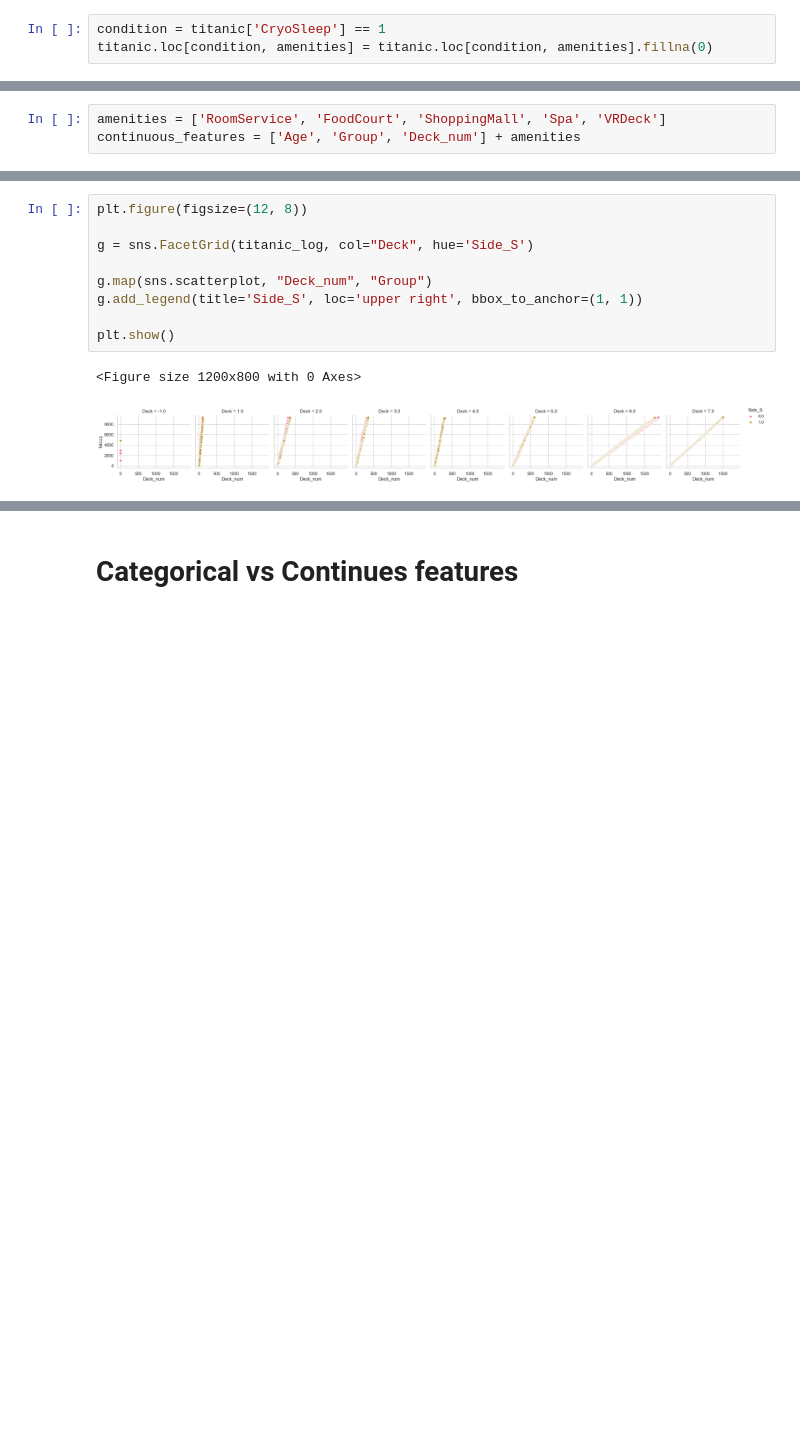
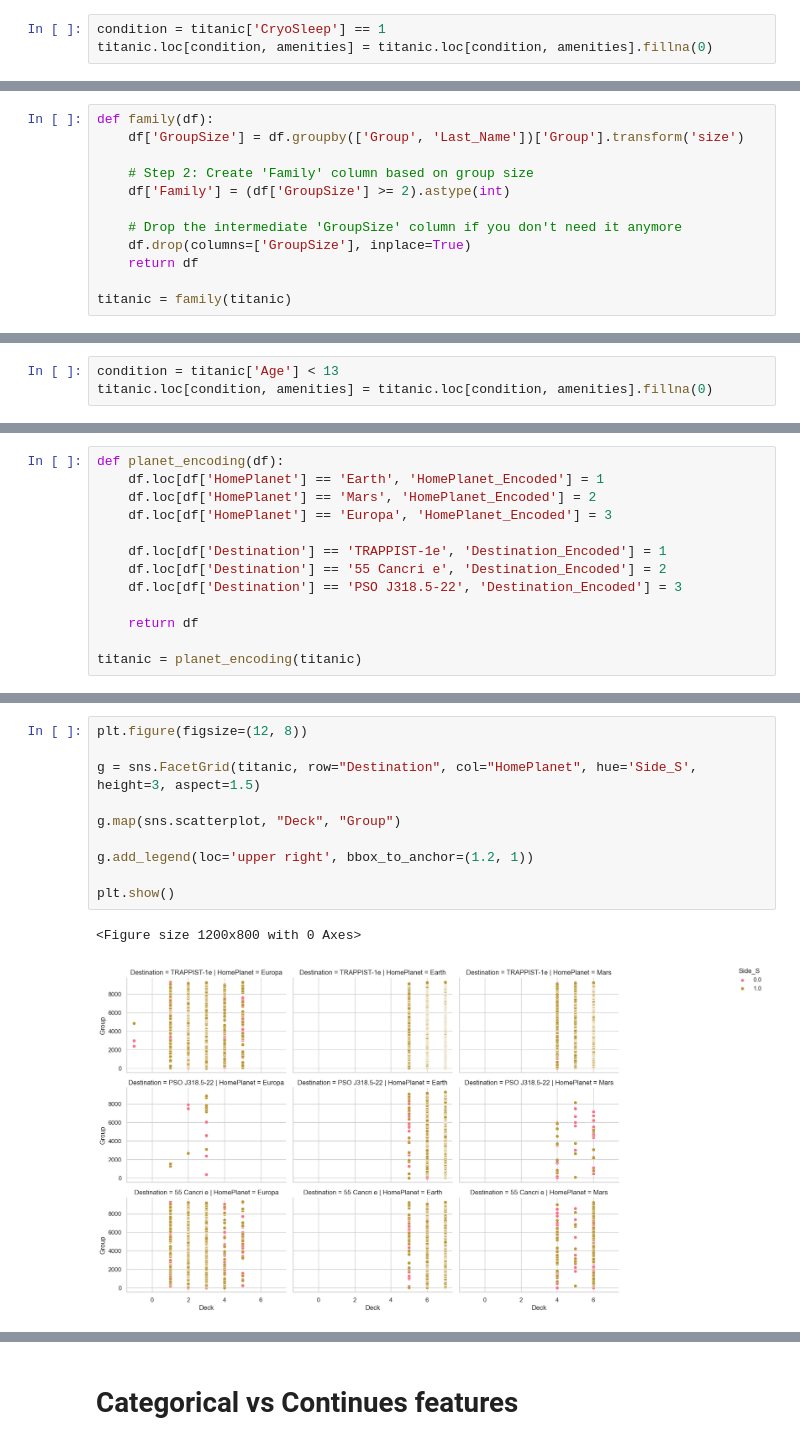
Before and after one commit to gkukse/Spaceship_Titanic, a Jupyter notebook: EDA.ipynb, the cells around one changed output, grey strips where cells are left out. Saved outputs shown, nothing was run; the diff lists cells and outputs as text; blank space fills up the shorter version.

```diff
--- a/EDA.ipynb
+++ b/EDA.ipynb
@@ -232,0 +206,12 @@ Dataset has 0 duplicates
+# %%
+def family(df):
+    df['GroupSize'] = df.groupby(['Group', 'Last_Name'])['Group'].transform('size')
+
+    # Step 2: Create 'Family' column based on group size
+    df['Family'] = (df['GroupSize'] >= 2).astype(int)
+
+    # Drop the intermediate 'GroupSize' column if you don't need it anymore
+    df.drop(columns=['GroupSize'], inplace=True)
+    return df
+
+titanic = family(titanic)
@@ -245,3 +232,0 @@ Continues features are made of:
-# %%
-amenities = ['RoomService', 'FoodCourt', 'ShoppingMall', 'Spa', 'VRDeck']
-continuous_features = ['Age', 'Group', 'Deck_num'] + amenities
@@ -277,0 +293,3 @@ help_tool.heatmap(titanic_log[continuous_features], 'Continues features', 'pears
+# %%
+condition = titanic['Age'] < 13
+titanic.loc[condition, amenities] = titanic.loc[condition, amenities].fillna(0)
@@ -277,0 +344,13 @@ help_tool.heatmap(titanic_log[continuous_features], 'Continues features', 'pears
+# %%
+def planet_encoding(df):
+    df.loc[df['HomePlanet'] == 'Earth', 'HomePlanet_Encoded'] = 1
+    df.loc[df['HomePlanet'] == 'Mars', 'HomePlanet_Encoded'] = 2
+    df.loc[df['HomePlanet'] == 'Europa', 'HomePlanet_Encoded'] = 3
+
+    df.loc[df['Destination'] == 'TRAPPIST-1e', 'Destination_Encoded'] = 1
+    df.loc[df['Destination'] == '55 Cancri e', 'Destination_Encoded'] = 2
+    df.loc[df['Destination'] == 'PSO J318.5-22', 'Destination_Encoded'] = 3
+
+    return df
+
+titanic = planet_encoding(titanic)
@@ -278,12 +370,13 @@ help_tool.heatmap(titanic_log[continuous_features], 'Continues features', 'pears
 # %%
 plt.figure(figsize=(12, 8))
 
-g = sns.FacetGrid(titanic_log, col="Deck", hue='Side_S')
+g = sns.FacetGrid(titanic, row="Destination", col="HomePlanet", hue='Side_S', height=3, aspect=1.5)
 
-g.map(sns.scatterplot, "Deck_num", "Group")
-g.add_legend(title='Side_S', loc='upper right', bbox_to_anchor=(1, 1))
+g.map(sns.scatterplot, "Deck", "Group")
+
+g.add_legend(loc='upper right', bbox_to_anchor=(1.2, 1))
 
 plt.show()
 # %% [output]
 <Figure size 1200x800 with 0 Axes>
-[figure, old version]
+[figure, new version]
```
Also changed, not shown: parts of 91 cells of this notebook, 2 other files.
